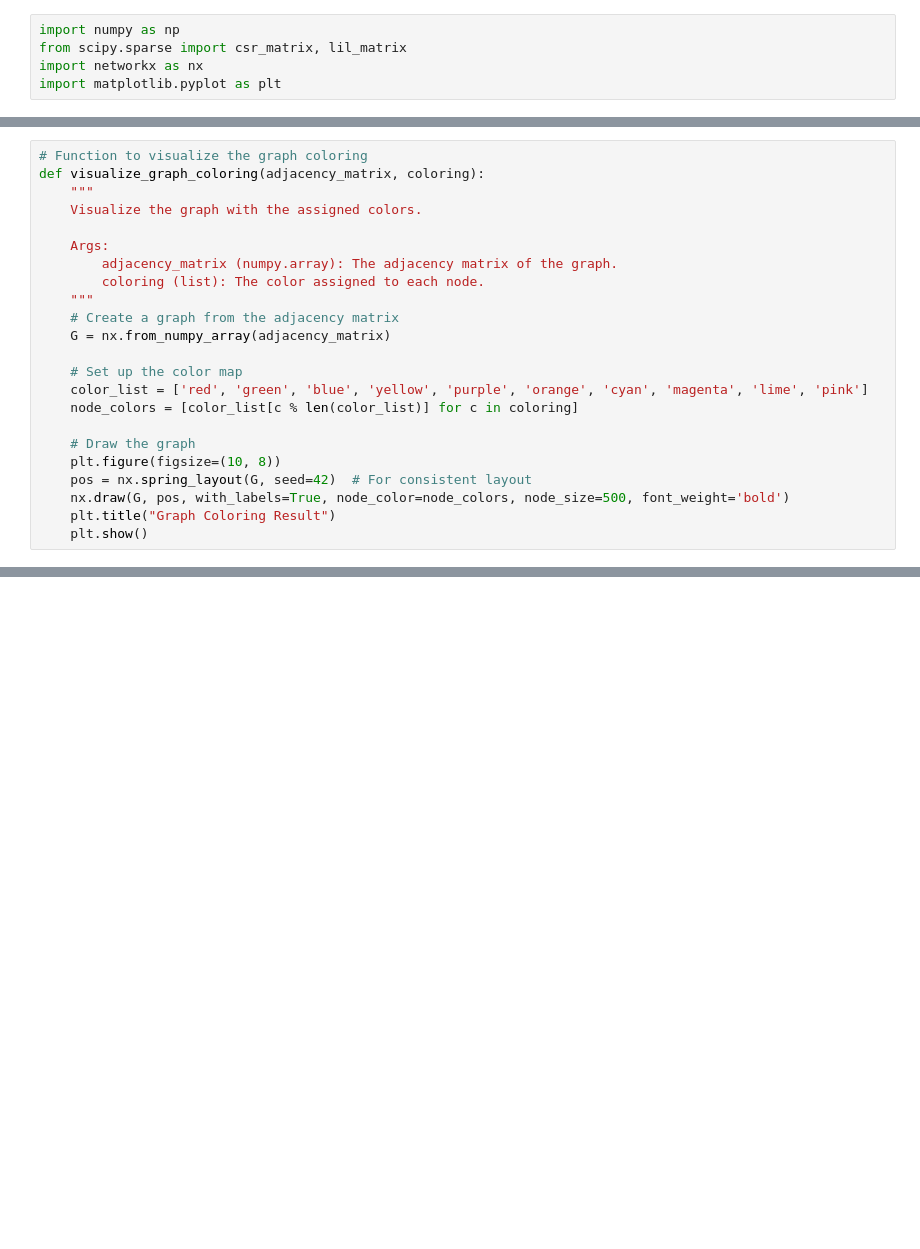
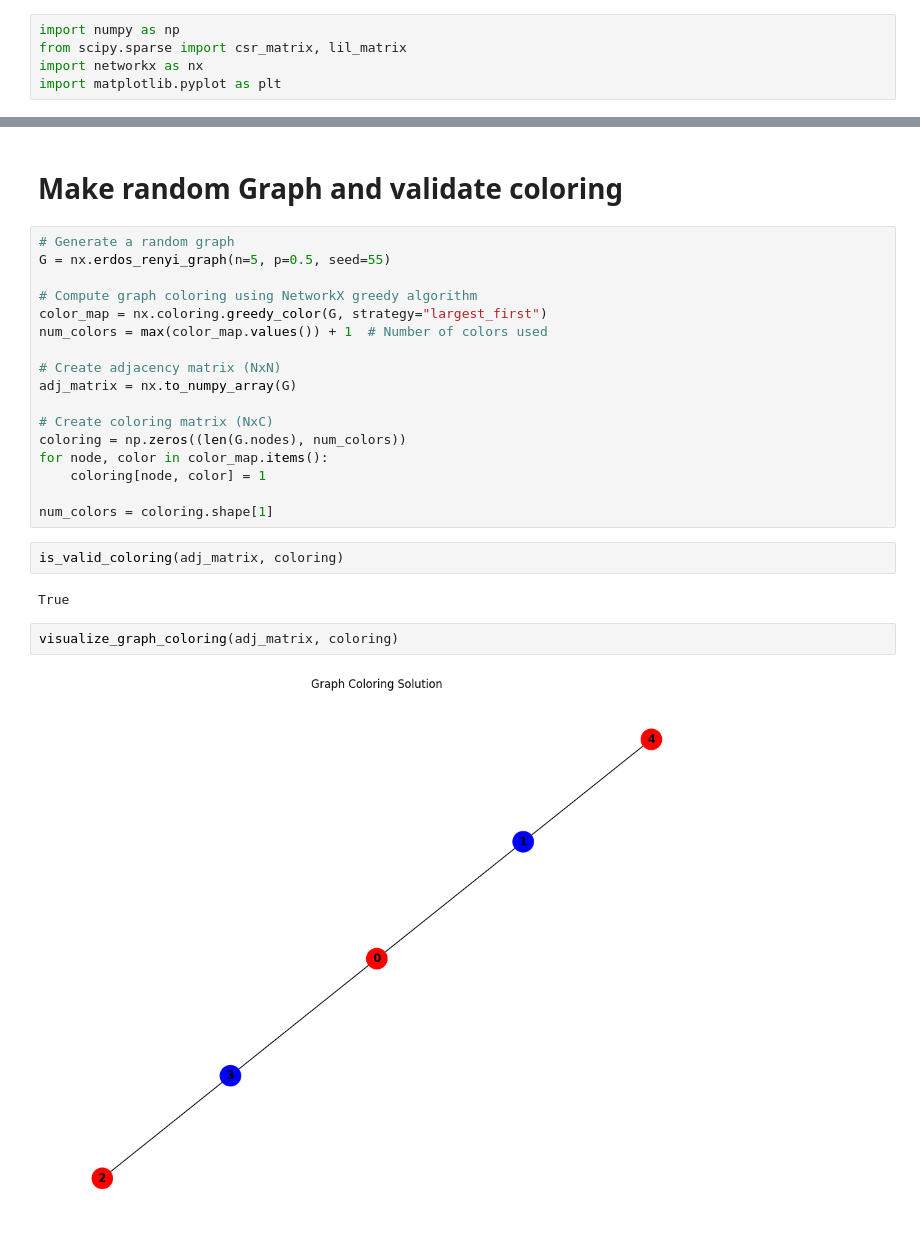
Before and after one commit to chaudhary-vivek/Quantum_inspired_CO, a Jupyter notebook: graph_coloring_dsb_v0.ipynb, the cells around one changed output, grey strips where cells are left out. Saved outputs shown, nothing was run; the diff lists cells and outputs as text; blank space fills up the shorter version.

```diff
--- a/graph_coloring_dsb_v0.ipynb
+++ b/graph_coloring_dsb_v0.ipynb
@@ -93,23 +5,0 @@ Graph Coloring Solution: [0 0 0 1 1 0 0 1 0 1]
-# %%
-# Function to visualize the graph coloring
-def visualize_graph_coloring(adjacency_matrix, coloring):
-    """
-    Visualize the graph with the assigned colors.
-
-    Args:
-        adjacency_matrix (numpy.array): The adjacency matrix of the graph.
-        coloring (list): The color assigned to each node.
-    """
-    # Create a graph from the adjacency matrix
-    G = nx.from_numpy_array(adjacency_matrix)
-
-    # Set up the color map
-    color_list = ['red', 'green', 'blue', 'yellow', 'purple', 'orange', 'cyan', 'magenta', 'lime', 'pink']
-    node_colors = [color_list[c % len(color_list)] for c in coloring]
-
-    # Draw the graph
-    plt.figure(figsize=(10, 8))
-    pos = nx.spring_layout(G, seed=42)  # For consistent layout
-    nx.draw(G, pos, with_labels=True, node_color=node_colors, node_size=500, font_weight='bold')
-    plt.title("Graph Coloring Result")
-    plt.show()
@@ -119,0 +65,27 @@ visualize_graph_coloring(adjacency_matrix, solution)
+# %% [markdown]
+# Make random Graph and validate coloring
+# %%
+# Generate a random graph
+G = nx.erdos_renyi_graph(n=5, p=0.5, seed=55)
+
+# Compute graph coloring using NetworkX greedy algorithm
+color_map = nx.coloring.greedy_color(G, strategy="largest_first")
+num_colors = max(color_map.values()) + 1  # Number of colors used
+
+# Create adjacency matrix (NxN)
+adj_matrix = nx.to_numpy_array(G)
+
+# Create coloring matrix (NxC)
+coloring = np.zeros((len(G.nodes), num_colors))
+for node, color in color_map.items():
+    coloring[node, color] = 1
+
+num_colors = coloring.shape[1]
+# %%
+is_valid_coloring(adj_matrix, coloring)
+# %% [output]
+True
+# %%
+visualize_graph_coloring(adj_matrix, coloring)
+# %% [output]
+[figure, added]
```
Also changed, not shown: parts of 10 cells of this notebook, 3 other files.
